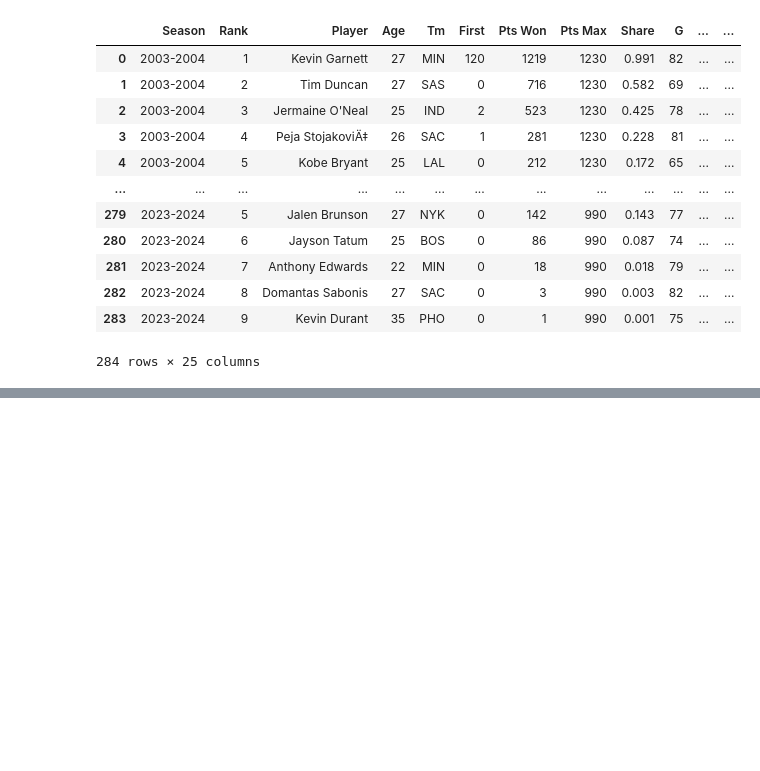
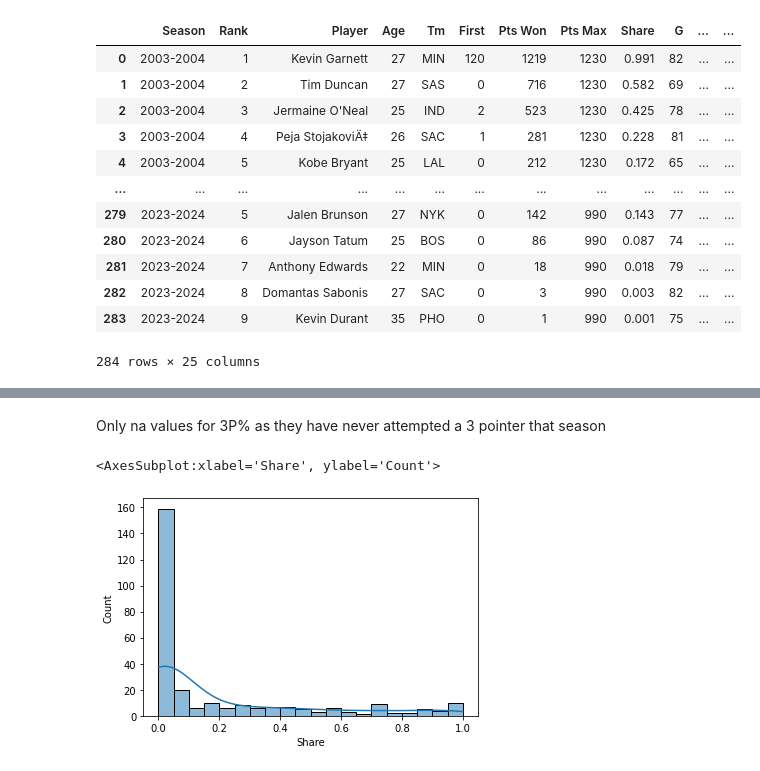
Before and after one commit to gohsoonhao/NBAMVP, a Jupyter notebook: nba_mvp_ml.ipynb, the cells around one changed output, grey strips where cells are left out. Saved outputs shown, nothing was run; the diff lists cells and outputs as text; code cells hidden in the pictures; blank space fills up the shorter version.

```diff
--- a/nba_mvp_ml.ipynb
+++ b/nba_mvp_ml.ipynb
@@ -23,0 +62,4 @@ df_main
+# %%
+# Since all of them have extremely low vote shares, they're not statistically significant for training a regression model. I have decided to drop them from the df.
+df_main = df_main[df_main['Tm'] != 'TOT']
+df_main.isnull().sum()
@@ -23,0 +84,2 @@ df_main
+# %% [markdown]
+Only na values for 3P% as they have never attempted a 3 pointer that season
@@ -23,0 +89,5 @@ df_main
+# %%
+sns.histplot(df_main['Share'], bins=20, kde=True)
+# %% [output]
+<AxesSubplot:xlabel='Share', ylabel='Count'>
+[figure, added]
```
Also changed, not shown: parts of 6 cells of this notebook.
